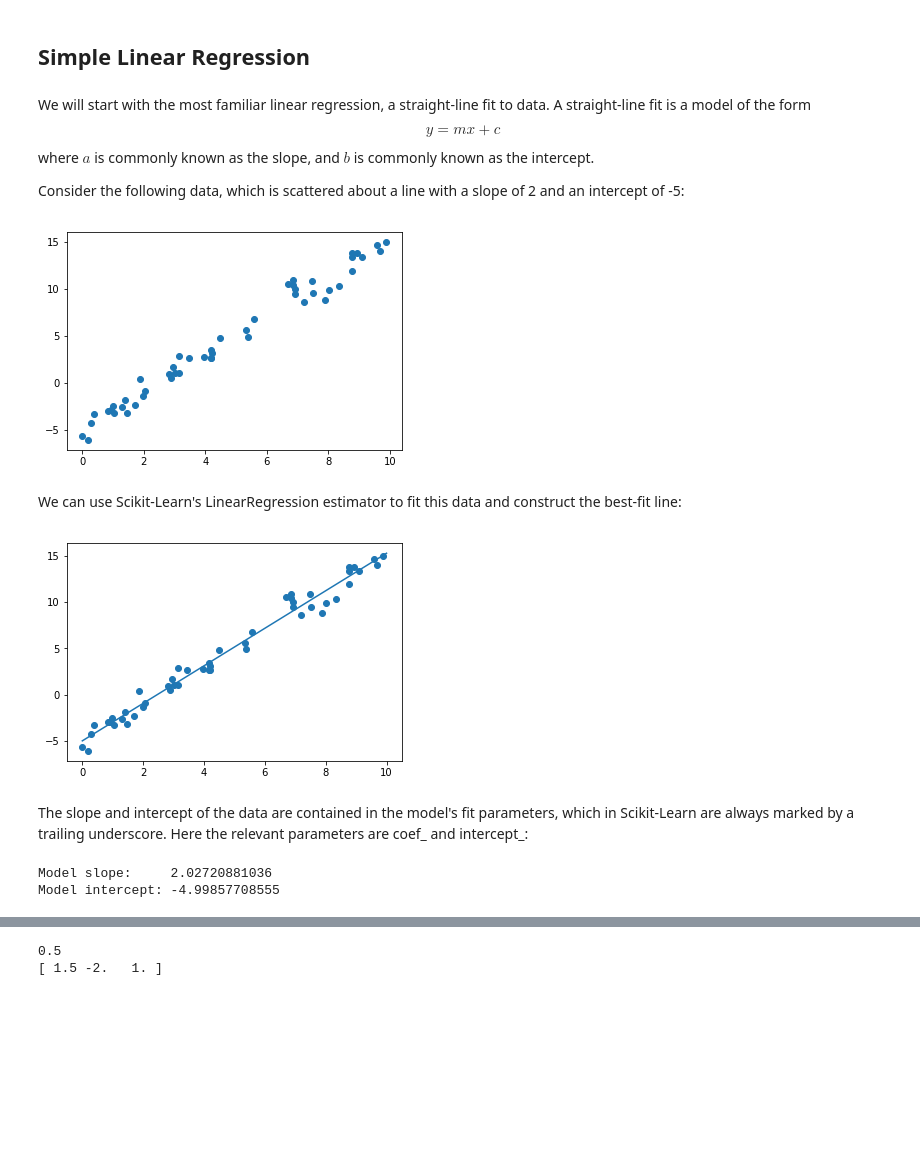
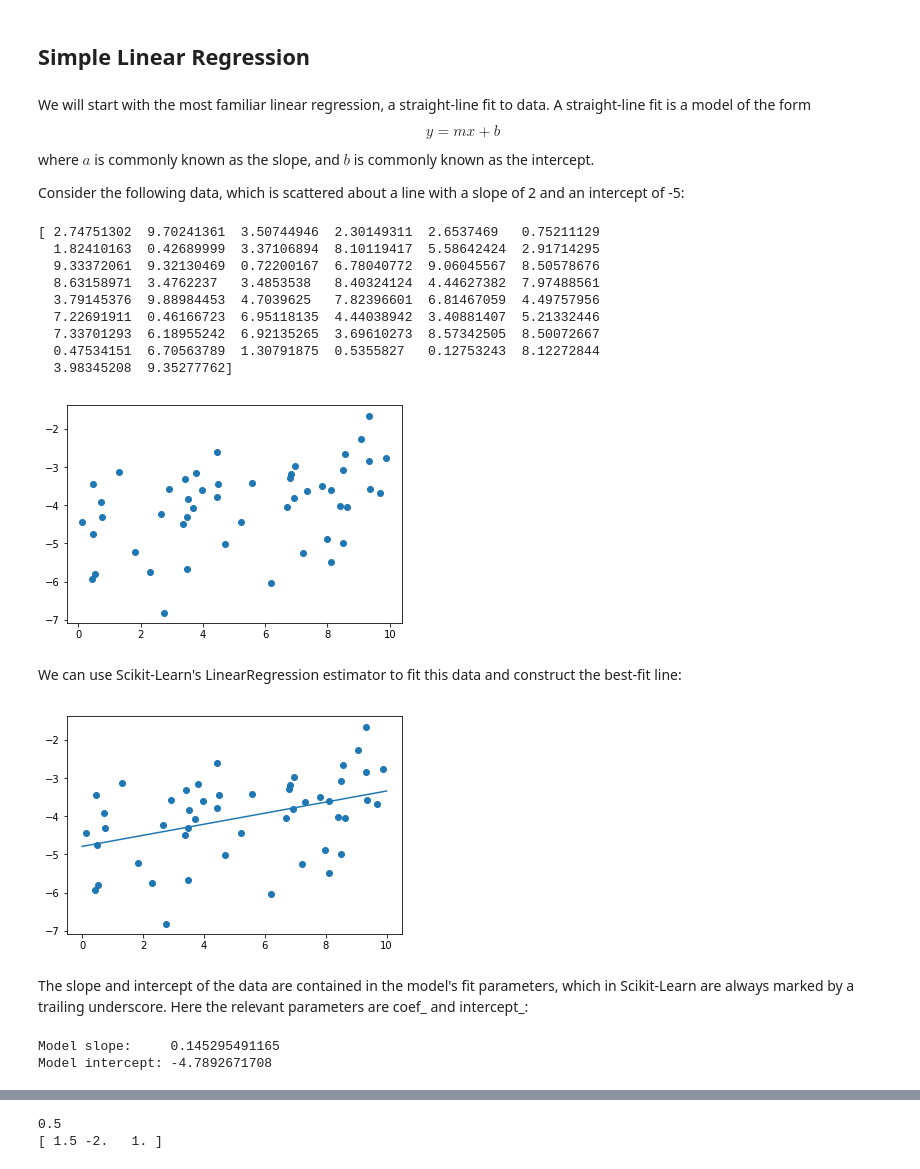
Before and after one commit to pujun-ai/Intro_to_ML, a Jupyter notebook: 1.Regression_using_Linear_Regression.ipynb, the cells around one changed output, grey strips where cells are left out. Saved outputs shown, nothing was run; the diff lists cells and outputs as text; code cells hidden in the pictures; blank space fills up the shorter version.

Commit message:
make changes to the variable names and random state

```diff
--- a/1.Regression_using_Linear_Regression.ipynb
+++ b/1.Regression_using_Linear_Regression.ipynb
@@ -11,21 +12,31 @@ Continuing from where we left off, now, let's make the problem a bit more realis
 # %% [markdown]
 
 We will start with the most familiar linear regression, a straight-line fit to data. A straight-line fit is a model of the form $$
-y = mx + c
+y = mx + b
 $$ where $a$ is commonly known as the slope, and $b$ is commonly known as the intercept.
 
 Consider the following data, which is scattered about a line with a slope of 2 and an intercept of -5:
 # %%
-m = 2
-c = -5
+m = 0.2
+b = -5
 num_data_points = 50
 
-rng = np.random.RandomState(1)
+rng = np.random.RandomState()
 x = 10 * rng.rand(num_data_points)
-y = m * x + c + rng.randn(num_data_points)
+y = m * x + b + rng.randn(num_data_points)
 plt.scatter(x, y);
+print(x)
 # %% [output]
+[ 2.74751302  9.70241361  3.50744946  2.30149311  2.6537469   0.75211129
+  1.82410163  0.42689999  3.37106894  8.10119417  5.58642424  2.91714295
+  9.33372061  9.32130469  0.72200167  6.78040772  9.06045567  8.50578676
+  8.63158971  3.4762237   3.4853538   8.40324124  4.44627382  7.97488561
+  3.79145376  9.88984453  4.7039625   7.82396601  6.81467059  4.49757956
+  7.22691911  0.46166723  6.95118135  4.44038942  3.40881407  5.21332446
+  7.33701293  6.18955242  6.92135265  3.69610273  8.57342505  8.50072667
+  0.47534151  6.70563789  1.30791875  0.5355827   0.12753243  8.12272844
+  3.98345208  9.35277762]
-[figure, old version]
+[figure, new version]
 # %% [markdown]
 We can use Scikit-Learn's LinearRegression estimator to fit this data and construct the best-fit line:
 # %%
@@ -40,15 +51,15 @@ yfit = model.predict(xfit[:, np.newaxis])
 plt.scatter(x, y)
 plt.plot(xfit, yfit);
 # %% [output]
-[figure, old version]
+[figure, new version]
 # %% [markdown]
 The slope and intercept of the data are contained in the model's fit parameters, which in Scikit-Learn are always marked by a trailing underscore. Here the relevant parameters are coef_ and intercept_:
 # %%
 print("Model slope:    ", model.coef_[0])
 print("Model intercept:", model.intercept_)
 # %% [output]
-Model slope:     2.02720881036
-Model intercept: -4.99857708555
+Model slope:     0.145295491165
+Model intercept: -4.7892671708
 # %% [markdown]
 We see that the results are very close to the inputs, as we might hope.
 
```
Also changed, not shown: parts of 3 cells of this notebook, 5 other files.
